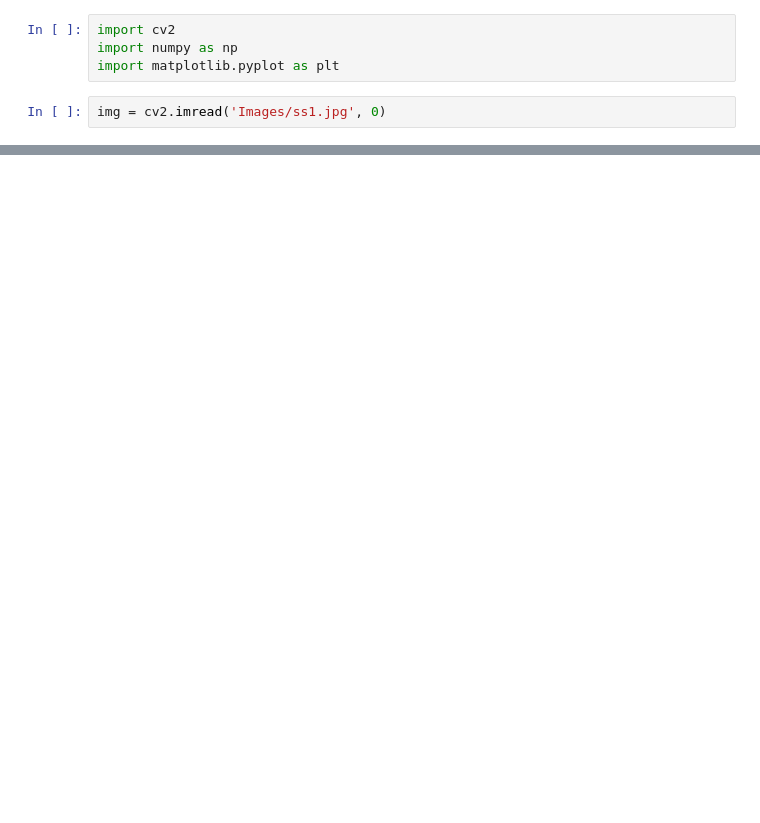
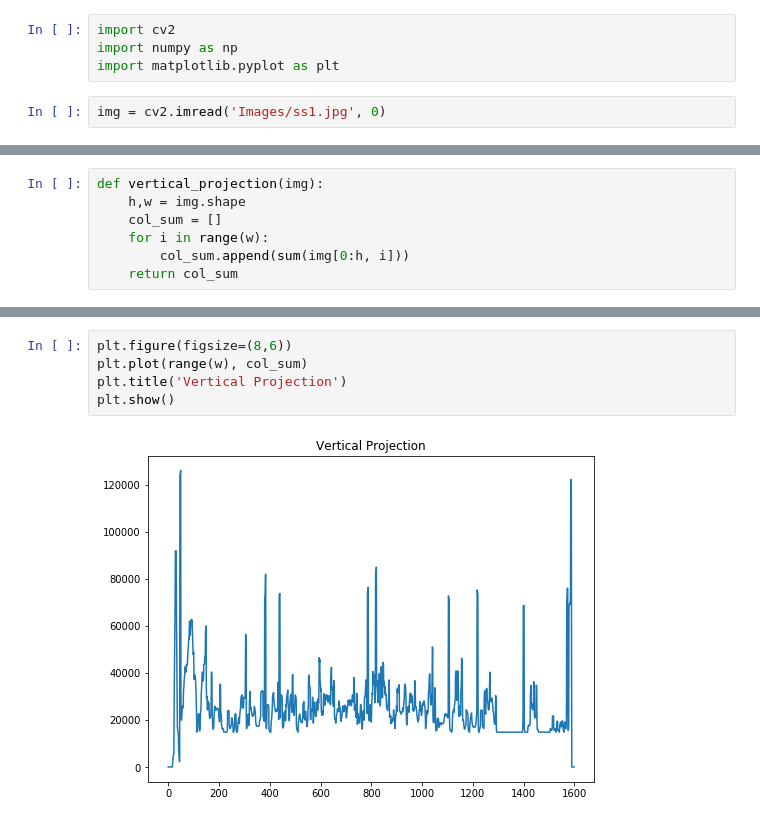
Before and after one commit to tronak19/CV-Project, a Jupyter notebook: Main.ipynb, the cells around one changed output, grey strips where cells are left out. Saved outputs shown, nothing was run; the diff lists cells and outputs as text; blank space fills up the shorter version.

```diff
--- a/Main.ipynb
+++ b/Main.ipynb
@@ -25,0 +33,7 @@ plt.show()
+# %%
+def vertical_projection(img):
+    h,w = img.shape
+    col_sum = []
+    for i in range(w):
+        col_sum.append(sum(img[0:h, i]))
+    return col_sum
@@ -25,0 +52,7 @@ plt.show()
+# %%
+plt.figure(figsize=(8,6))
+plt.plot(range(w), col_sum)
+plt.title('Vertical Projection')
+plt.show()
+# %% [output]
+[figure, added]
```
Also changed, not shown: parts of 7 cells of this notebook.
